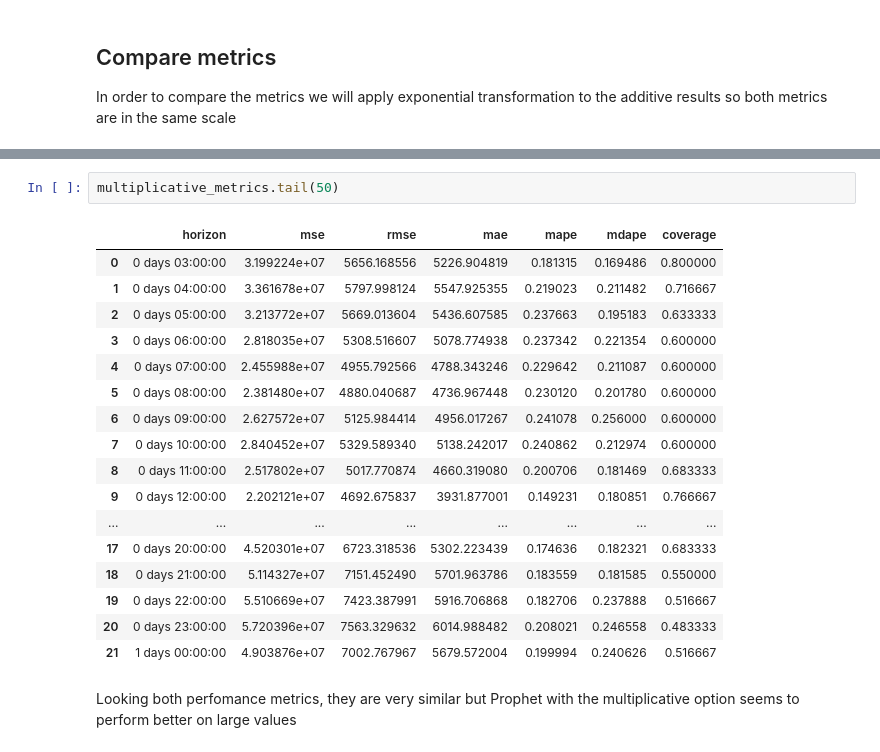
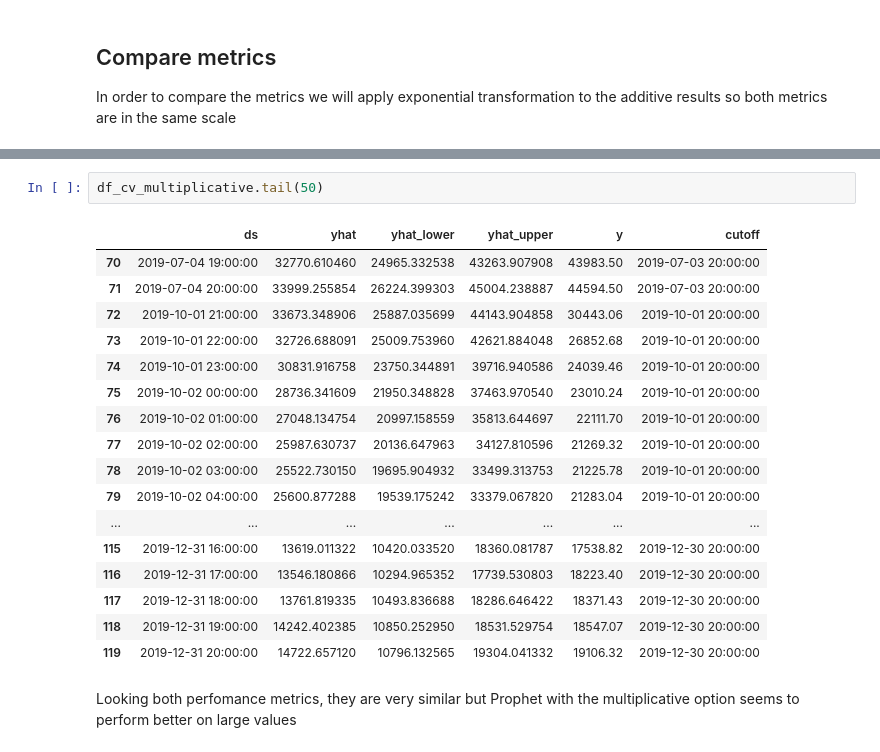
Before and after one commit to hectorLop/CO2_emissions_forecast, a Jupyter notebook: CO2_feature_engineering_and_visualization.ipynb, the cells around one changed output, grey strips where cells are left out. Saved outputs shown, nothing was run; the diff lists cells and outputs as text.

```diff
--- a/CO2_feature_engineering_and_visualization.ipynb
+++ b/CO2_feature_engineering_and_visualization.ipynb
@@ -619,23 +626,23 @@ multiplicative_metrics.head()
 # %%
-multiplicative_metrics.tail(50)
+df_cv_multiplicative.tail(50)
 # %% [output]
-|  | horizon | mse | rmse | mae | mape | mdape | coverage |
-| 0 | 0 days 03:00:00 | 3.199224e+07 | 5656.168556 | 5226.904819 | 0.181315 | 0.169486 | 0.800000 |
-| 1 | 0 days 04:00:00 | 3.361678e+07 | 5797.998124 | 5547.925355 | 0.219023 | 0.211482 | 0.716667 |
-| 2 | 0 days 05:00:00 | 3.213772e+07 | 5669.013604 | 5436.607585 | 0.237663 | 0.195183 | 0.633333 |
-| 3 | 0 days 06:00:00 | 2.818035e+07 | 5308.516607 | 5078.774938 | 0.237342 | 0.221354 | 0.600000 |
-| 4 | 0 days 07:00:00 | 2.455988e+07 | 4955.792566 | 4788.343246 | 0.229642 | 0.211087 | 0.600000 |
-| 5 | 0 days 08:00:00 | 2.381480e+07 | 4880.040687 | 4736.967448 | 0.230120 | 0.201780 | 0.600000 |
-| 6 | 0 days 09:00:00 | 2.627572e+07 | 5125.984414 | 4956.017267 | 0.241078 | 0.256000 | 0.600000 |
-| 7 | 0 days 10:00:00 | 2.840452e+07 | 5329.589340 | 5138.242017 | 0.240862 | 0.212974 | 0.600000 |
-| 8 | 0 days 11:00:00 | 2.517802e+07 | 5017.770874 | 4660.319080 | 0.200706 | 0.181469 | 0.683333 |
-| 9 | 0 days 12:00:00 | 2.202121e+07 | 4692.675837 | 3931.877001 | 0.149231 | 0.180851 | 0.766667 |
-| ... | ... | ... | ... | ... | ... | ... | ... |
-| 17 | 0 days 20:00:00 | 4.520301e+07 | 6723.318536 | 5302.223439 | 0.174636 | 0.182321 | 0.683333 |
-| 18 | 0 days 21:00:00 | 5.114327e+07 | 7151.452490 | 5701.963786 | 0.183559 | 0.181585 | 0.550000 |
-| 19 | 0 days 22:00:00 | 5.510669e+07 | 7423.387991 | 5916.706868 | 0.182706 | 0.237888 | 0.516667 |
-| 20 | 0 days 23:00:00 | 5.720396e+07 | 7563.329632 | 6014.988482 | 0.208021 | 0.246558 | 0.483333 |
-| 21 | 1 days 00:00:00 | 4.903876e+07 | 7002.767967 | 5679.572004 | 0.199994 | 0.240626 | 0.516667 |
+|  | ds | yhat | yhat_lower | yhat_upper | y | cutoff |
+| 70 | 2019-07-04 19:00:00 | 32770.610460 | 24965.332538 | 43263.907908 | 43983.50 | 2019-07-03 20:00:00 |
+| 71 | 2019-07-04 20:00:00 | 33999.255854 | 26224.399303 | 45004.238887 | 44594.50 | 2019-07-03 20:00:00 |
+| 72 | 2019-10-01 21:00:00 | 33673.348906 | 25887.035699 | 44143.904858 | 30443.06 | 2019-10-01 20:00:00 |
+| 73 | 2019-10-01 22:00:00 | 32726.688091 | 25009.753960 | 42621.884048 | 26852.68 | 2019-10-01 20:00:00 |
+| 74 | 2019-10-01 23:00:00 | 30831.916758 | 23750.344891 | 39716.940586 | 24039.46 | 2019-10-01 20:00:00 |
+| 75 | 2019-10-02 00:00:00 | 28736.341609 | 21950.348828 | 37463.970540 | 23010.24 | 2019-10-01 20:00:00 |
+| 76 | 2019-10-02 01:00:00 | 27048.134754 | 20997.158559 | 35813.644697 | 22111.70 | 2019-10-01 20:00:00 |
+| 77 | 2019-10-02 02:00:00 | 25987.630737 | 20136.647963 | 34127.810596 | 21269.32 | 2019-10-01 20:00:00 |
+| 78 | 2019-10-02 03:00:00 | 25522.730150 | 19695.904932 | 33499.313753 | 21225.78 | 2019-10-01 20:00:00 |
+| 79 | 2019-10-02 04:00:00 | 25600.877288 | 19539.175242 | 33379.067820 | 21283.04 | 2019-10-01 20:00:00 |
+| ... | ... | ... | ... | ... | ... | ... |
+| 115 | 2019-12-31 16:00:00 | 13619.011322 | 10420.033520 | 18360.081787 | 17538.82 | 2019-12-30 20:00:00 |
+| 116 | 2019-12-31 17:00:00 | 13546.180866 | 10294.965352 | 17739.530803 | 18223.40 | 2019-12-30 20:00:00 |
+| 117 | 2019-12-31 18:00:00 | 13761.819335 | 10493.836688 | 18286.646422 | 18371.43 | 2019-12-30 20:00:00 |
+| 118 | 2019-12-31 19:00:00 | 14242.402385 | 10850.252950 | 18531.529754 | 18547.07 | 2019-12-30 20:00:00 |
+| 119 | 2019-12-31 20:00:00 | 14722.657120 | 10796.132565 | 19304.041332 | 19106.32 | 2019-12-30 20:00:00 |
 # %% [markdown]
 Looking both perfomance metrics, they are very similar but Prophet with the multiplicative option seems to perform better on large values
 # %% [markdown]
```
Also changed, not shown: parts of 13 cells of this notebook.
